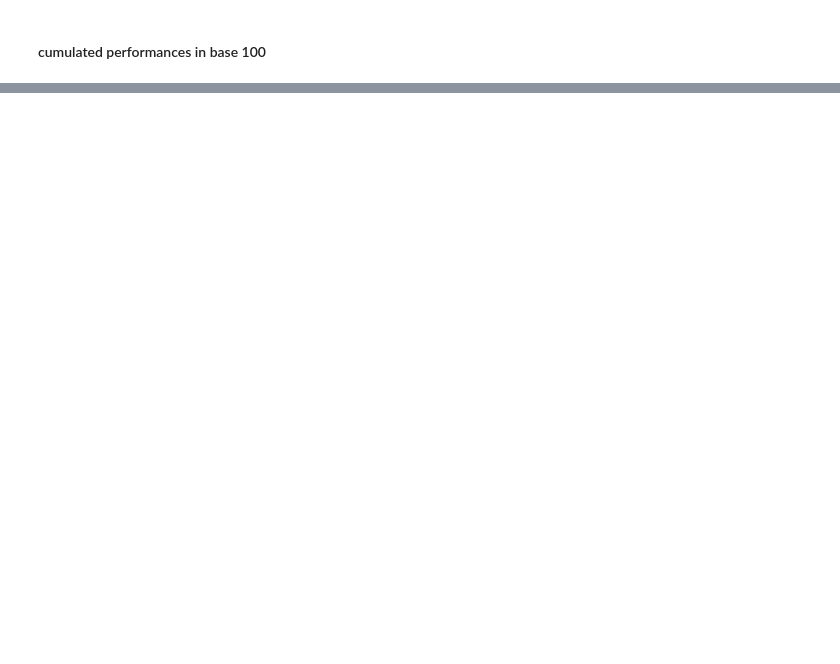
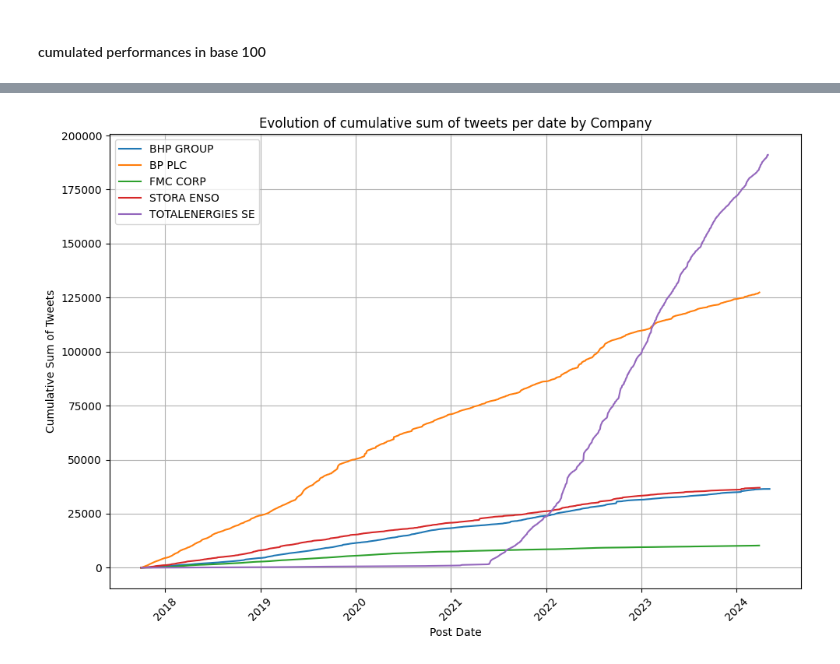
Before and after one commit to JoseAngelGarciaSanchez/Impact-of-Sentiment-analysis-on-Energy-Sector-Stock-Prices, a Jupyter notebook: src/lab.ipynb, the cells around one changed output, grey strips where cells are left out. Saved outputs shown, nothing was run; the diff lists cells and outputs as text; code cells hidden in the pictures; blank space fills up the shorter version.

```diff
--- a/src/lab.ipynb
+++ b/src/lab.ipynb
@@ -417,0 +459,15 @@ df['Cumulative Performance'] = (1 + df['BP/ LN Equity'] / 100).cumprod() * 100
+# %%
+import datetime
+
+
+analysed_tweets = analysed_tweets[analysed_tweets['PostDate'] >= datetime.date(2017, 9, 30)]
+# %%
+grouped = analysed_tweets.groupby(['company', 'PostDate'], as_index=False).size()
+# %%
+# Sort DataFrame by company and PostDate
+grouped = grouped.sort_values(by=['company', 'PostDate'])
+
+# Calculate cumulative sum of size for each company
+grouped['cumsum_size'] = grouped.groupby('company')['size'].cumsum()
+
+grouped
@@ -417,0 +488,2 @@ df['Cumulative Performance'] = (1 + df['BP/ LN Equity'] / 100).cumprod() * 100
+# %%
+grouped['PostDate'] = pd.to_datetime(grouped['PostDate'])
@@ -417,0 +504,24 @@ df['Cumulative Performance'] = (1 + df['BP/ LN Equity'] / 100).cumprod() * 100
+# %%
+import matplotlib.pyplot as plt
+
+
+df_grouped = grouped.copy()
+
+
+plt.figure(figsize=(10, 7))
+for company in df_grouped['company'].unique():
+    company_data = df_grouped[df_grouped['company'] == company]
+    plt.plot(company_data['PostDate'], company_data['cumsum_size'], label=company)
+
+plt.title('Evolution of cumulative sum of tweets per date by Company')
+plt.xlabel('Post Date')
+plt.ylabel('Cumulative Sum of Tweets')
+plt.legend()
+plt.grid(True)
+plt.xticks(rotation=45)
+plt.tight_layout()
+
+# Show plot
+plt.show()
+# %% [output]
+[figure, added]
```
Also changed, not shown: parts of 19 cells of this notebook, 24 other files.
